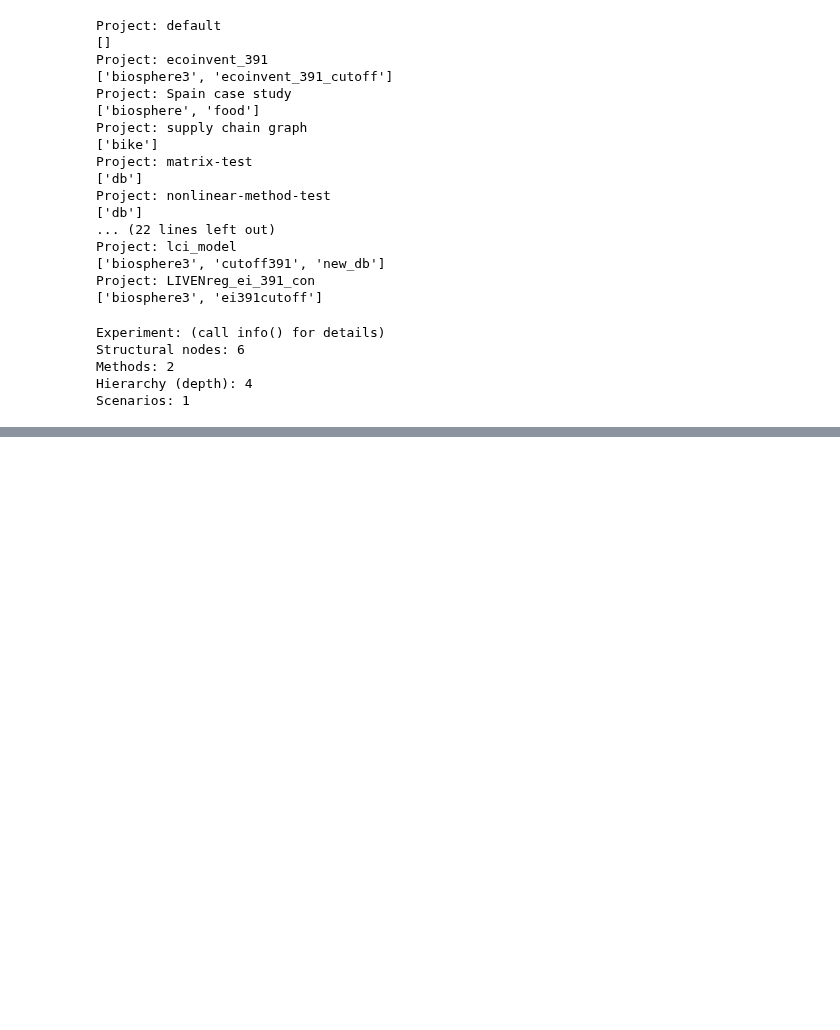
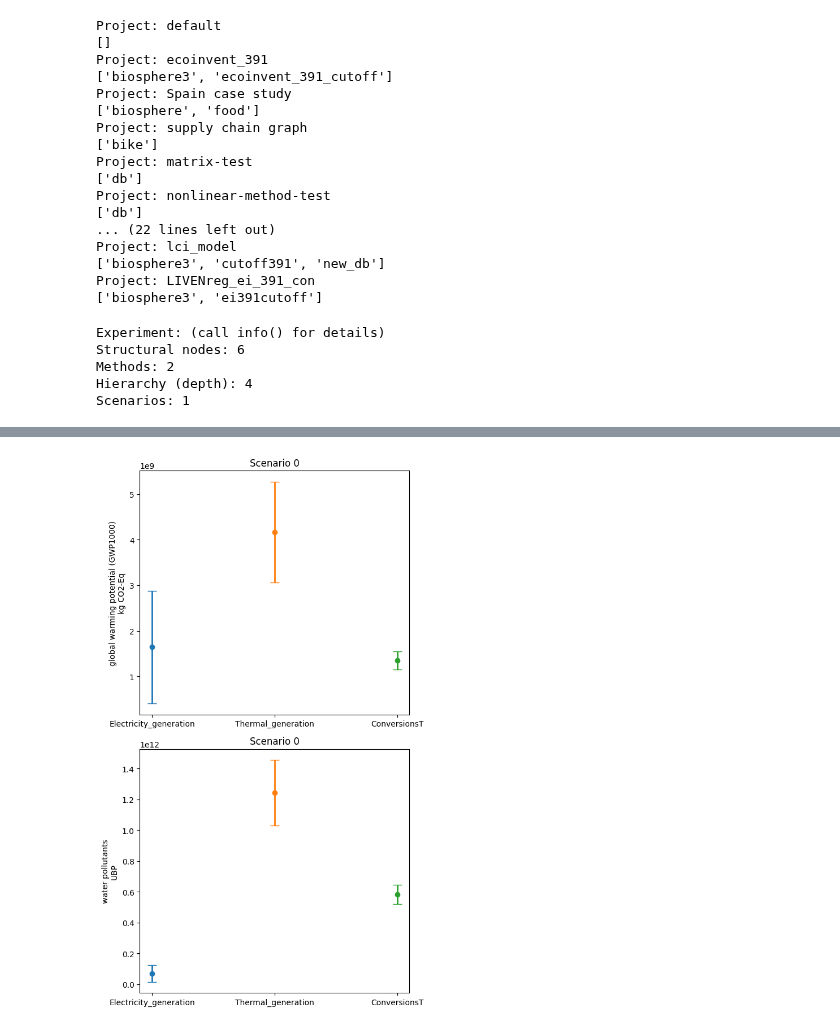
Before and after one commit to LIVENlab/enbios, a Jupyter notebook: demos/uncertainty_experiment.ipynb, the cells around one changed output, grey strips where cells are left out. Saved outputs shown, nothing was run; the diff lists cells and outputs as text; code cells hidden in the pictures; blank space fills up the shorter version.

```diff
--- a/demos/uncertainty_experiment.ipynb
+++ b/demos/uncertainty_experiment.ipynb
@@ -50,3 +55,9 @@ import pickle
 
 # store the experiment for later use
 pickle.dump(exp, open("data/uncertainty_experiment.pickle", "wb"))
+# %%
+from enbios.base.plot_experiment import plot_multivalue_results
+
+plot_multivalue_results(exp, level=2);
+# %% [output]
+[figure, added]
```
Also changed, not shown: parts of 2 cells of this notebook, 6 other files.
